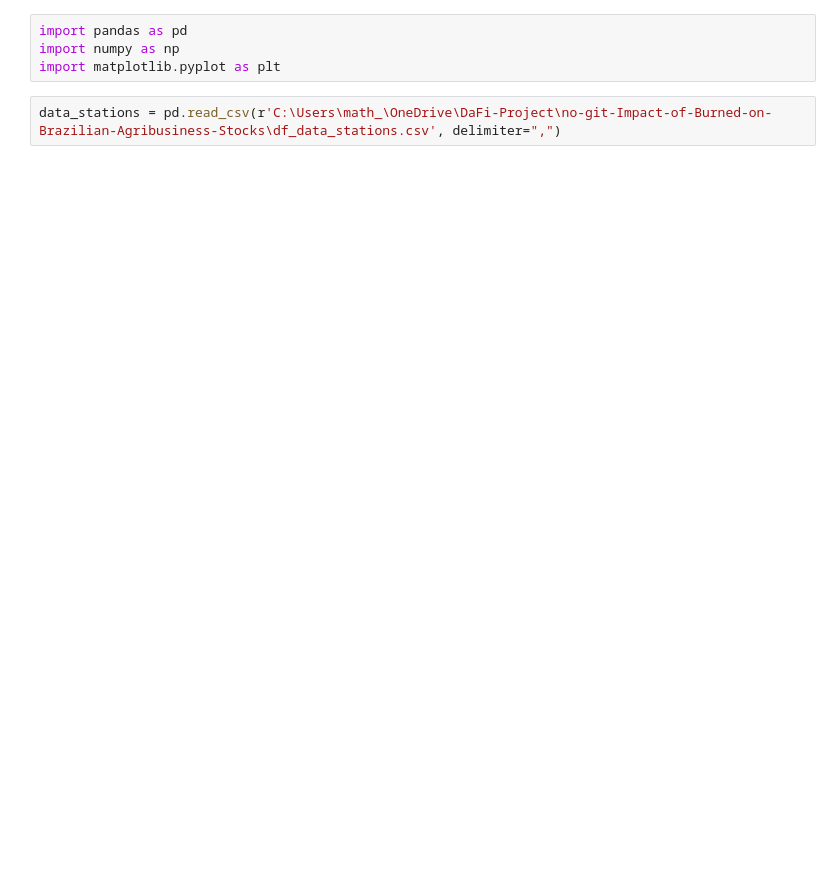
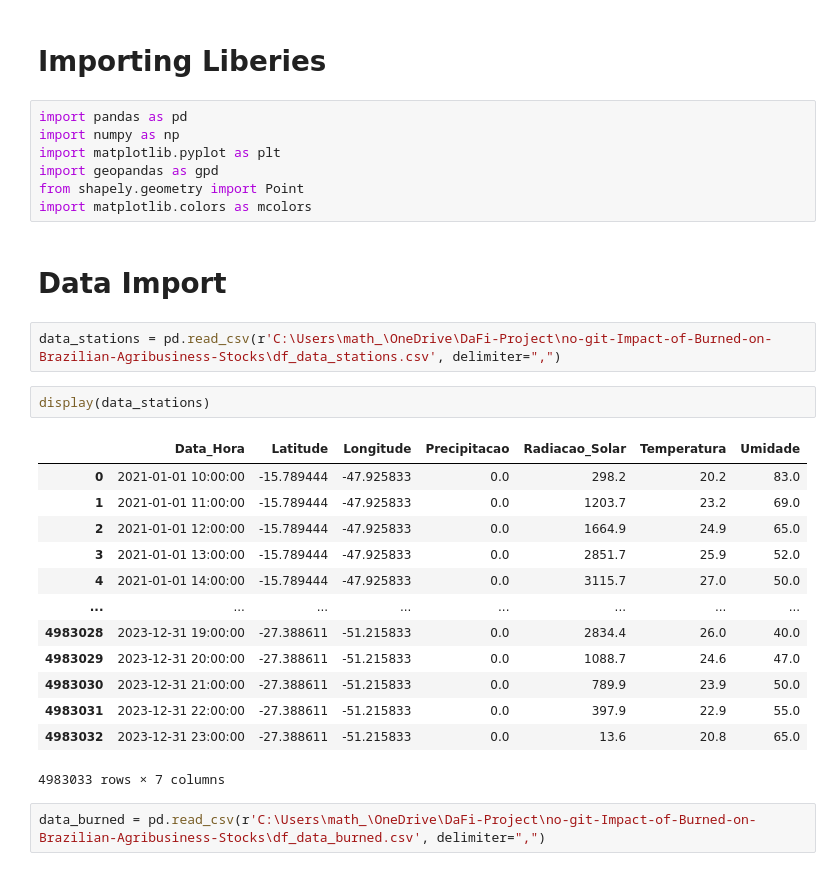
Before and after one commit to matthewz5/Impact-Burned-Brazilian-Agribusiness-Stocks, a Jupyter notebook: data-climate-analysis.ipynb, the cells around one changed output. Drawn from its saved outputs; the diff is of its cells as text; blank space fills up the shorter version.

```diff
--- a/data-climate-analysis.ipynb
+++ b/data-climate-analysis.ipynb
@@ -1,6 +1,31 @@
+# %% [markdown]
+# Importing Liberies
 # %%
 import pandas as pd
 import numpy as np
 import matplotlib.pyplot as plt
+import geopandas as gpd
+from shapely.geometry import Point
+import matplotlib.colors as mcolors
+# %% [markdown]
+# Data Import
 # %%
 data_stations = pd.read_csv(r'C:\Users\math_\OneDrive\DaFi-Project\no-git-Impact-of-Burned-on-Brazilian-Agribusiness-Stocks\df_data_stations.csv', delimiter=",")
+# %%
+display(data_stations)
+# %% [output]
+|  | Data_Hora | Latitude | Longitude | Precipitacao | Radiacao_Solar | Temperatura | Umidade |
+| 0 | 2021-01-01 10:00:00 | -15.789444 | -47.925833 | 0.0 | 298.2 | 20.2 | 83.0 |
+| 1 | 2021-01-01 11:00:00 | -15.789444 | -47.925833 | 0.0 | 1203.7 | 23.2 | 69.0 |
+| 2 | 2021-01-01 12:00:00 | -15.789444 | -47.925833 | 0.0 | 1664.9 | 24.9 | 65.0 |
+| 3 | 2021-01-01 13:00:00 | -15.789444 | -47.925833 | 0.0 | 2851.7 | 25.9 | 52.0 |
+| 4 | 2021-01-01 14:00:00 | -15.789444 | -47.925833 | 0.0 | 3115.7 | 27.0 | 50.0 |
+| ... | ... | ... | ... | ... | ... | ... | ... |
+| 4983028 | 2023-12-31 19:00:00 | -27.388611 | -51.215833 | 0.0 | 2834.4 | 26.0 | 40.0 |
+| 4983029 | 2023-12-31 20:00:00 | -27.388611 | -51.215833 | 0.0 | 1088.7 | 24.6 | 47.0 |
+| 4983030 | 2023-12-31 21:00:00 | -27.388611 | -51.215833 | 0.0 | 789.9 | 23.9 | 50.0 |
+| 4983031 | 2023-12-31 22:00:00 | -27.388611 | -51.215833 | 0.0 | 397.9 | 22.9 | 55.0 |
+| 4983032 | 2023-12-31 23:00:00 | -27.388611 | -51.215833 | 0.0 | 13.6 | 20.8 | 65.0 |
+4983033 rows × 7 columns
+# %%
+data_burned = pd.read_csv(r'C:\Users\math_\OneDrive\DaFi-Project\no-git-Impact-of-Burned-on-Brazilian-Agribusiness-Stocks\df_data_burned.csv', delimiter=",")
```
Also changed, not shown: parts of 23 cells of this notebook, 1 other file.
